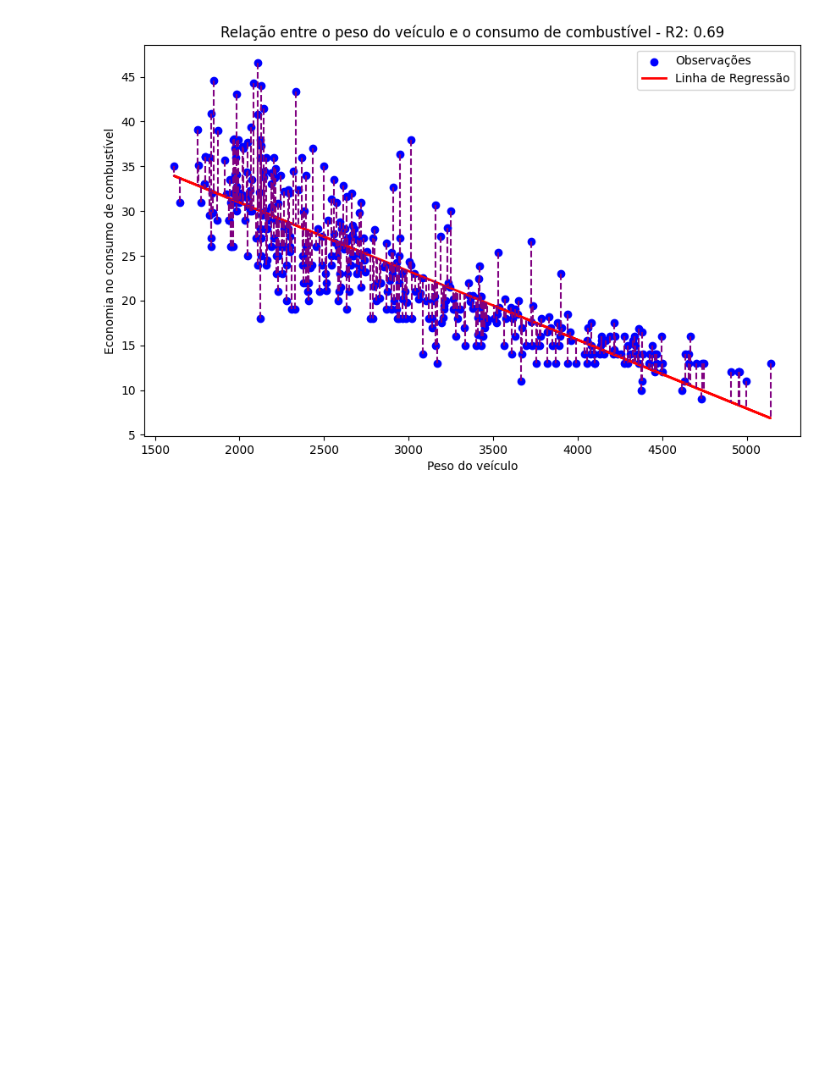
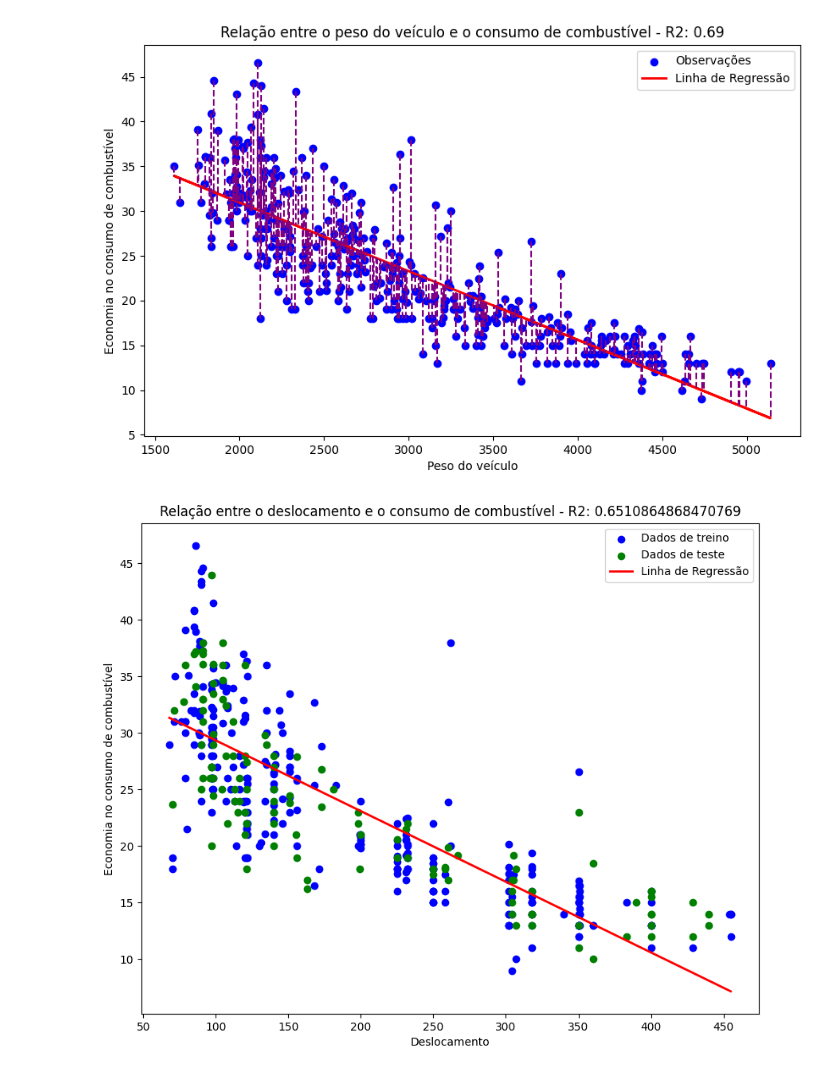
Before and after one commit to theusnevess/projeto_regressao_combustivel, a Jupyter notebook: notebooks/01_analise_exploratoria.ipynb, the cells around one changed output. Cells and saved outputs as stored; diff of their text form; code cells hidden in the pictures; blank space fills up the shorter version.

Commit message:
feat: implementa regressão linear simples com o scikit-learn e avalia métricas

```diff
--- a/notebooks/01_analise_exploratoria.ipynb
+++ b/notebooks/01_analise_exploratoria.ipynb
@@ -209,3 +210,44 @@ Soma dos Quadrados dos Totais: 24252.58
 Média dos Quadrados dos Resíduos: 60.94
 Coeficiente de Determinação: 0.69
 [figure]
+# %%
+# Aplicação do modelo utilizando o scili-learn
+from sklearn.linear_model import LinearRegression
+from sklearn.model_selection import train_test_split
+from sklearn.metrics import mean_squared_error, r2_score
+
+# Regressão linear que estabelece uma relação entre os cavalos de potência e a economia no consumo de combustível
+X = df["displacement"].values.reshape(-1, 1) # Variável independente
+y = df["mpg"] # Variável dependente
+
+# Dividindo o conjunto de dados em treino (70%) e teste (30%)
+X_train, X_test, y_train, y_test = train_test_split(X, y, test_size=0.3, random_state=42)
+
+# Instanciando o modelo de regressão linear
+modelo = LinearRegression()
+
+# Treinando o modelo
+modelo.fit(X_train, y_train)
+
+# Prevendo valores de y com base no conjunto de teste X
+y_pred = modelo.predict(X_test)
+
+# Calculando as metricas de avaliação
+mse = mean_squared_error(y_test, y_pred)
+r2 = r2_score(y_test, y_pred)
+# %%
+
+plt.figure(figsize=(10, 8))
+plt.scatter(X_train, y_train, color="blue", label="Dados de treino")
+plt.scatter(X_test, y_test, color="green", label="Dados de teste")
+# Linha de regressão (usando todos os dados para uma linha contínua)
+x_range = np.linspace(X.min(), X.max(), 100).reshape(-1, 1)
+y_range_pred = modelo.predict(x_range)
+plt.plot(x_range, y_range_pred, color="red", linewidth=2, label="Linha de Regressão")
+plt.legend()
+plt.title(f"Relação entre o deslocamento e o consumo de combustível - R2: {r2}")
+plt.xlabel("Deslocamento")
+plt.ylabel("Economia no consumo de combustível")
+plt.show()
+# %% [output]
+[figure, added]
```
Also changed, not shown: parts of 1 cell of this notebook.
